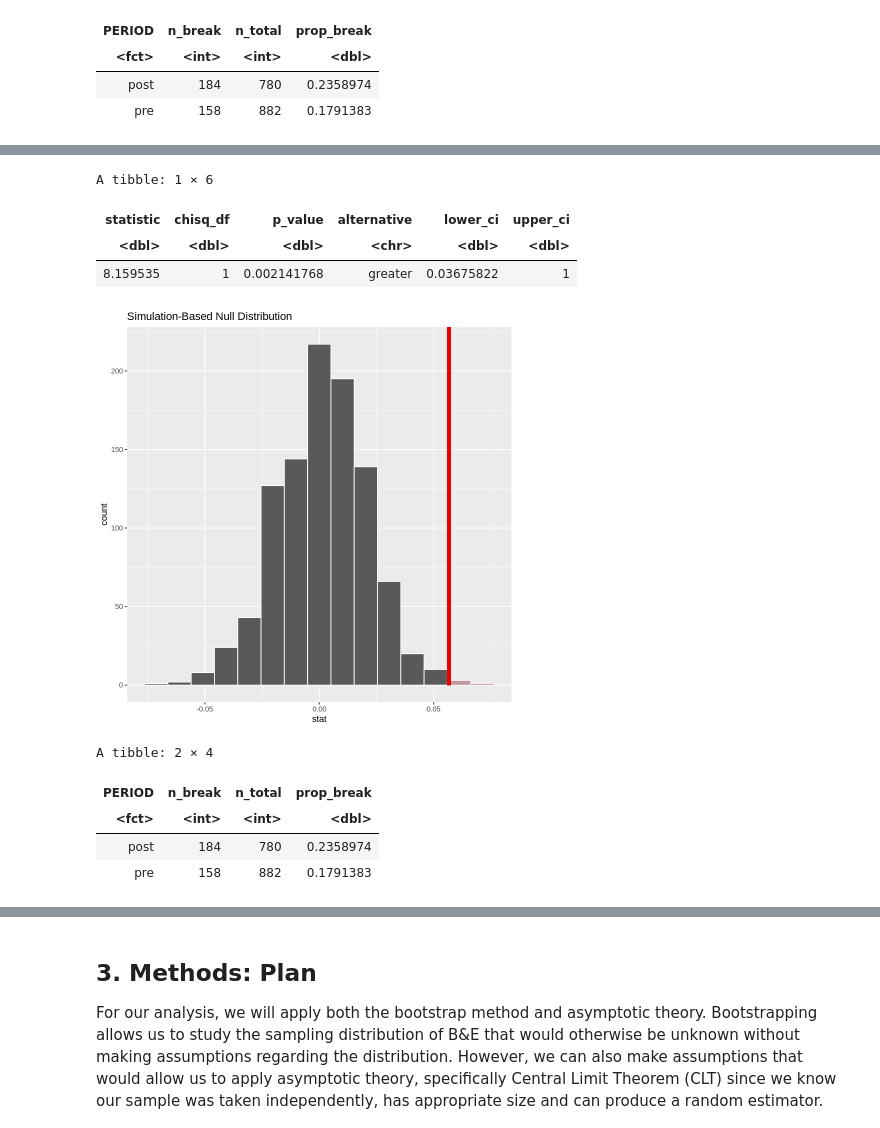
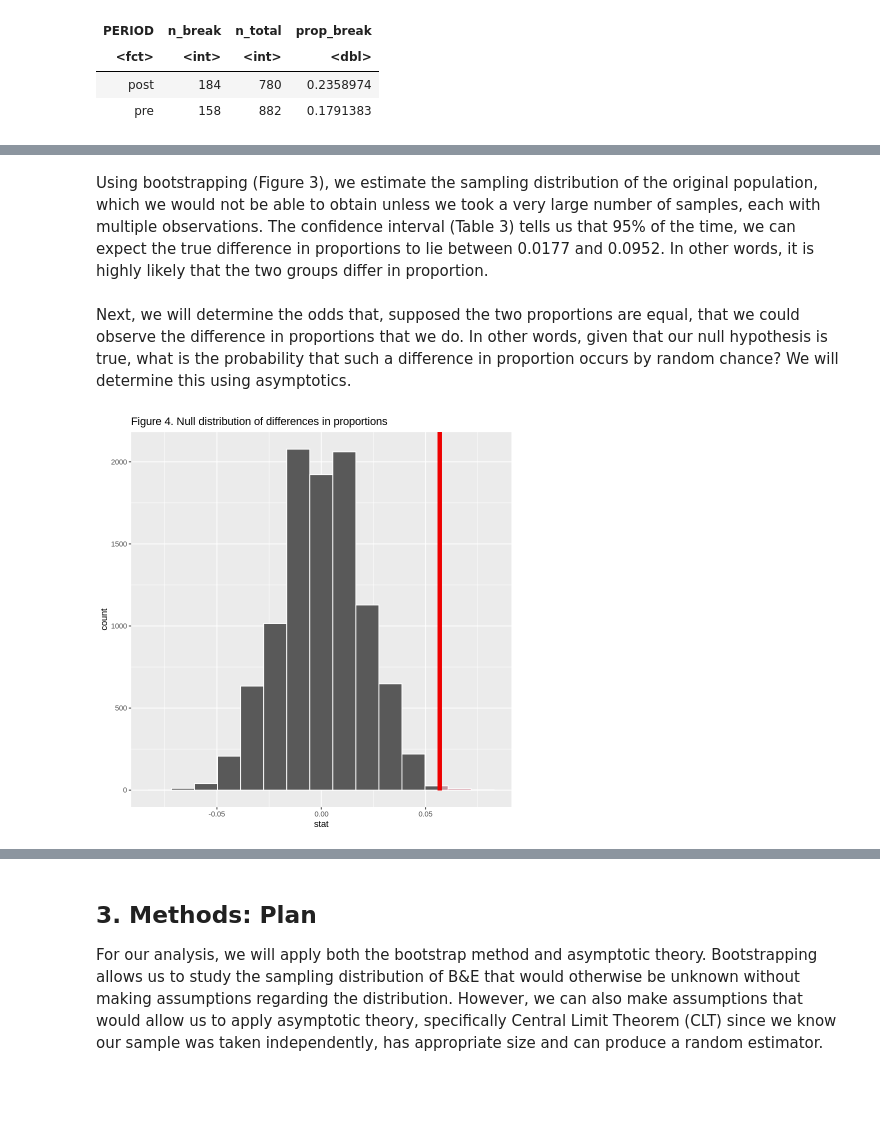
Before and after one commit to willis-cao/stat201-project-group16, a Jupyter notebook: final-report-draft.ipynb, the cells around one changed output, grey strips where cells are left out. Drawn from its saved outputs; the diff is of its cells as text; code cells hidden in the pictures; blank space fills up the shorter version.

```diff
--- a/final-report-draft.ipynb
+++ b/final-report-draft.ipynb
@@ -104 +108,6 @@ A visual representation of the data is below, in the form of a stacked barplot.
+# %%
+# Factor TYPE into binary categories "Break and Enter" and "Other"
+wpg_binary <- wpg |>
+    mutate(TYPE = case_when(((TYPE != "Break and Enter Commercial") & (TYPE != "Break and Enter Residential/Other")) ~ "Other",
+                           ((TYPE == "Break and Enter Commercial") | (TYPE == "Break and Enter Residential/Other")) ~ "Break and Enter"))
 # %%
@@ -156,48 +170,28 @@ A tibble: 1 × 2
+# %% [markdown]
+Using bootstrapping (Figure 3), we estimate the sampling distribution of the original population, which we would not be able to obtain unless we took a very large number of samples, each with multiple observations. The confidence interval (Table 3) tells us that 95% of the time, we can expect the true difference in proportions to lie between 0.0177 and 0.0952. In other words, it is highly likely that the two groups differ in proportion.
+# %% [markdown]
+Next, we will determine the odds that, supposed the two proportions are equal, that we could observe the difference in proportions that we do. In other words, given that our null hypothesis is true, what is the probability that such a difference in proportion occurs by random chance? We will determine this using asymptotics.
 # %%
-prop_test <- wpg |>
-    mutate(TYPE = case_when(((TYPE != "Break and Enter Commercial") & (TYPE != "Break and Enter Residential/Other")) ~ "Other",
-                           ((TYPE == "Break and Enter Commercial") | (TYPE == "Break and Enter Residential/Other")) ~ "Break and Enter")) |>
-    prop_test(TYPE ~ PERIOD,
-              success = "Break and Enter",
-           order = c("post", "pre"),
-            alternative = "greater",
-
-             correct = FALSE)
-
-prop_test
-
-null_distribution <- wpg |>
-    mutate(TYPE = case_when(((TYPE != "Break and Enter Commercial") & (TYPE != "Break and Enter Residential/Other")) ~ "Other",
-                           ((TYPE == "Break and Enter Commercial") | (TYPE == "Break and Enter Residential/Other")) ~ "Break and Enter")) |>
+# Generate a null distribution using the infer package
+null_distribution <- wpg_binary |>
     specify(TYPE ~ PERIOD,
             success = "Break and Enter") |>
     hypothesize(null = "independence") |>
-    generate(reps = 1000, type = "permute") |>
+    generate(reps = 10000, type = "permute") |>
     calculate(stat = "diff in props", order = c("post", "pre"))
 
-diff_in_props <- wpg |>
-    mutate(TYPE = case_when(((TYPE != "Break and Enter Commercial") & (TYPE != "Break and Enter Residential/Other")) ~ "Other",
-                           ((TYPE == "Break and Enter Commercial") | (TYPE == "Break and Enter Residential/Other")) ~ "Break and Enter")) |>
+# Calculate the observed test statistic--the difference in proportions of our samples
+diff_in_props <- wpg_binary |>
     specify(TYPE ~ PERIOD,
             success = "Break and Enter") |>
     calculate(stat = "diff in props", order = c("post", "pre"))
 
+# Shade the p-value, or the area of the null distribution to the right of our observed test statistic
 diff_in_props_shaded <- null_distribution |>
     visualize() +
-    shade_p_value(obs_stat = diff_in_props, direction = "right")
+    shade_p_value(obs_stat = diff_in_props, direction = "right") +
+    ggtitle("Figure 4. Null distribution of differences in proportions")
 
 diff_in_props_shaded
 # %% [output]
-A tibble: 1 × 6
-| statistic | chisq_df | p_value | alternative | lower_ci | upper_ci |
-| <dbl> | <dbl> | <dbl> | <chr> | <dbl> | <dbl> |
-| 8.159535 | 1 | 0.002141768 | greater | 0.03675822 | 1 |
-[figure, old version]
+[figure, new version]
-# %%
-summary_tibble
-# %% [output]
-A tibble: 2 × 4
-| PERIOD | n_break | n_total | prop_break |
-| <fct> | <int> | <int> | <dbl> |
-| post | 184 | 780 | 0.2358974 |
-| pre | 158 | 882 | 0.1791383 |
```
Also changed, not shown: parts of 20 cells of this notebook.
